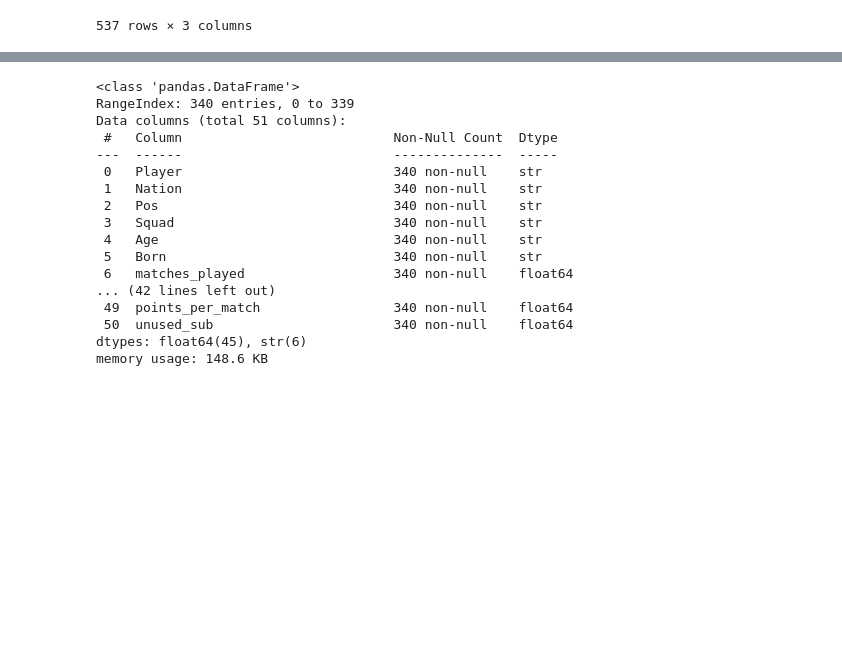
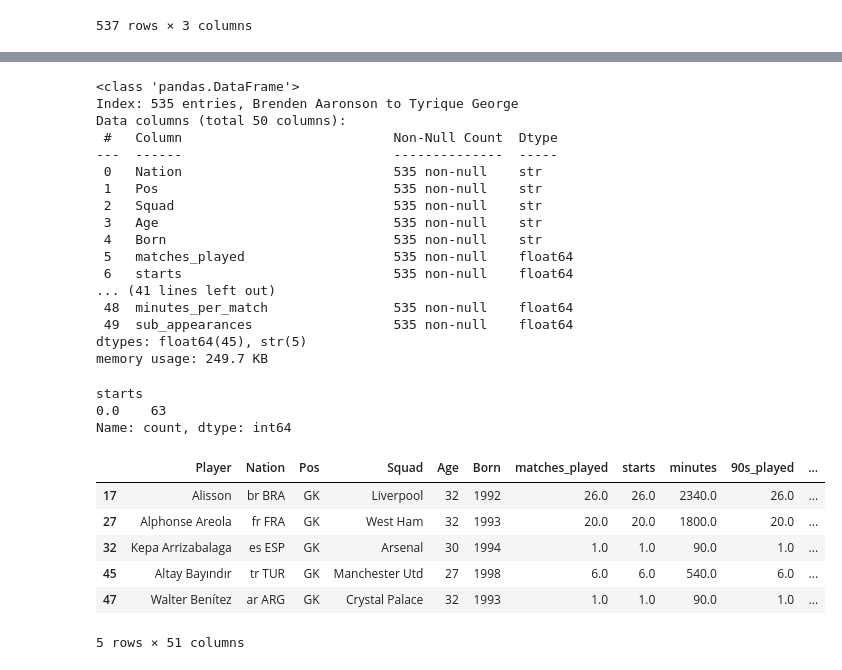
Before and after one commit to alexgantony/epl_player_of_season_analysis, a Jupyter notebook: notebooks/02_data_cleaning.ipynb, the cells around one changed output, grey strips where cells are left out. Saved outputs shown, nothing was run; the diff lists cells and outputs as text; code cells hidden in the pictures; blank space fills up the shorter version.

```diff
--- a/notebooks/02_data_cleaning.ipynb
+++ b/notebooks/02_data_cleaning.ipynb
@@ -1243,0 +1228,2 @@ master_df = master_df[master_df["minutes"] >= 900]
+# %%
+gk_df = master_df.loc[master_df["Pos"] == "GK"]
@@ -1335,20 +1387,20 @@ fill_cols = ["points_per_match", "plus_minus_net_per90"]
 # %%
-master_df.info()
+player_df.info()
 # %% [output]
 <class 'pandas.DataFrame'>
-RangeIndex: 340 entries, 0 to 339
-Data columns (total 51 columns):
+Index: 535 entries, Brenden Aaronson to Tyrique George
+Data columns (total 50 columns):
  #   Column                           Non-Null Count  Dtype
 ---  ------                           --------------  -----
- 0   Player                           340 non-null    str
- 1   Nation                           340 non-null    str
- 2   Pos                              340 non-null    str
- 3   Squad                            340 non-null    str
- 4   Age                              340 non-null    str
- 5   Born                             340 non-null    str
- 6   matches_played                   340 non-null    float64
-... (42 lines left out)
- 49  points_per_match                 340 non-null    float64
- 50  unused_sub                       340 non-null    float64
-dtypes: float64(45), str(6)
-memory usage: 148.6 KB
+ 0   Nation                           535 non-null    str
+ 1   Pos                              535 non-null    str
+ 2   Squad                            535 non-null    str
+ 3   Age                              535 non-null    str
+ 4   Born                             535 non-null    str
+ 5   matches_played                   535 non-null    float64
+ 6   starts                           535 non-null    float64
+... (41 lines left out)
+ 48  minutes_per_match                535 non-null    float64
+ 49  sub_appearances                  535 non-null    float64
+dtypes: float64(45), str(5)
+memory usage: 249.7 KB
@@ -1358,0 +1407,6 @@ master_df.to_parquet(ROOT / "data" / "processed" / "master_dataset.parquet")
+# %%
+player_df.loc[player_df["minutes_per_start"].isna(), "starts"].value_counts()
+# %% [output]
+starts
+0.0    63
+Name: count, dtype: int64
@@ -1358,0 +1420,10 @@ master_df.to_parquet(ROOT / "data" / "processed" / "master_dataset.parquet")
+# %%
+gk_df.head()
+# %% [output]
+|  | Player | Nation | Pos | Squad | Age | Born | matches_played | starts | minutes | 90s_played | ... |
+| 17 | Alisson | br BRA | GK | Liverpool | 32 | 1992 | 26.0 | 26.0 | 2340.0 | 26.0 | ... |
+| 27 | Alphonse Areola | fr FRA | GK | West Ham | 32 | 1993 | 20.0 | 20.0 | 1800.0 | 20.0 | ... |
+| 32 | Kepa Arrizabalaga | es ESP | GK | Arsenal | 30 | 1994 | 1.0 | 1.0 | 90.0 | 1.0 | ... |
+| 45 | Altay Bayındır | tr TUR | GK | Manchester Utd | 27 | 1998 | 6.0 | 6.0 | 540.0 | 6.0 | ... |
+| 47 | Walter Benítez | ar ARG | GK | Crystal Palace | 32 | 1993 | 1.0 | 1.0 | 90.0 | 1.0 | ... |
+5 rows × 51 columns
```
Also changed, not shown: parts of 42 cells of this notebook, 2 other files.
